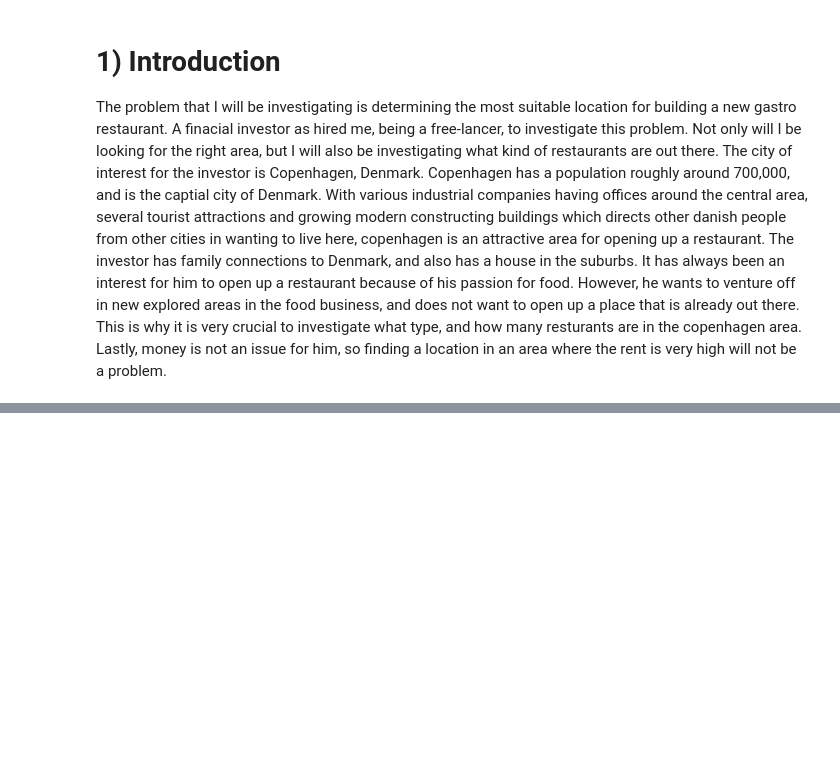
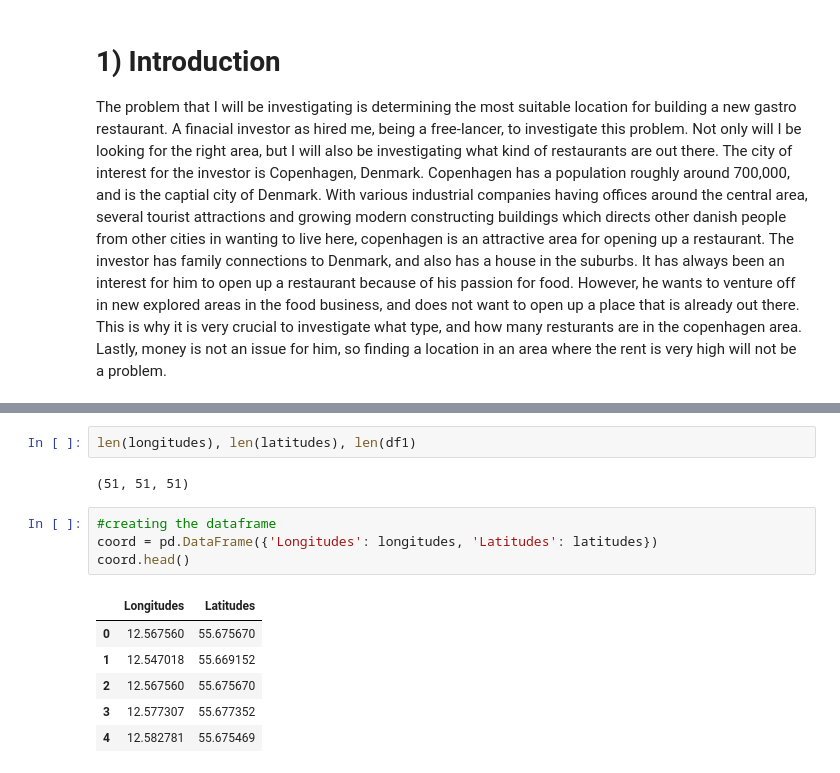
Before and after one commit to DanielAhmadDK/mini_machine_learning_projects, a Jupyter notebook: Capstone_final.ipynb, the cells around one changed output, grey strips where cells are left out. Drawn from its saved outputs; the diff is of its cells as text; blank space fills up the shorter version.

```diff
--- a/Capstone_final.ipynb
+++ b/Capstone_final.ipynb
@@ -6,0 +128,15 @@ To solve this problem, I will use foursquare to retrieve data on how many restur
+# %%
+len(longitudes), len(latitudes), len(df1)
+# %% [output]
+(51, 51, 51)
+# %%
+#creating the dataframe
+coord = pd.DataFrame({'Longitudes': longitudes, 'Latitudes': latitudes})
+coord.head()
+# %% [output]
+|  | Longitudes | Latitudes |
+| 0 | 12.567560 | 55.675670 |
+| 1 | 12.547018 | 55.669152 |
+| 2 | 12.567560 | 55.675670 |
+| 3 | 12.577307 | 55.677352 |
+| 4 | 12.582781 | 55.675469 |
```
Also changed, not shown: parts of 23 cells of this notebook.
